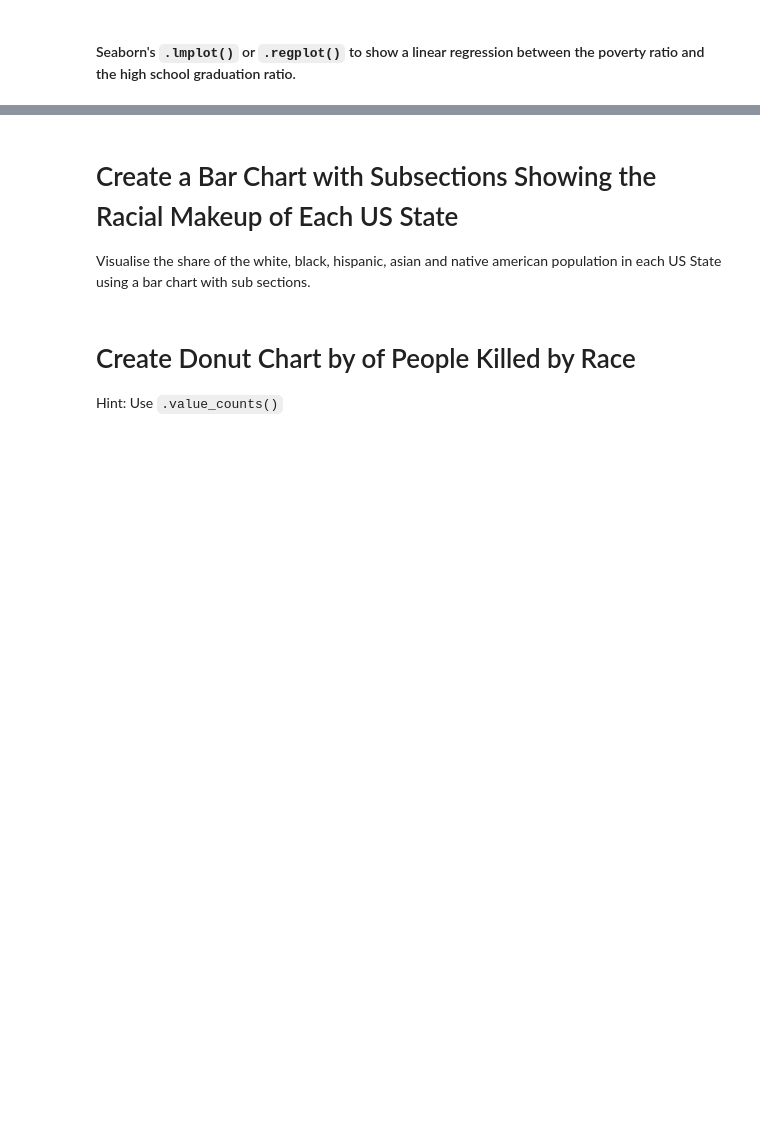
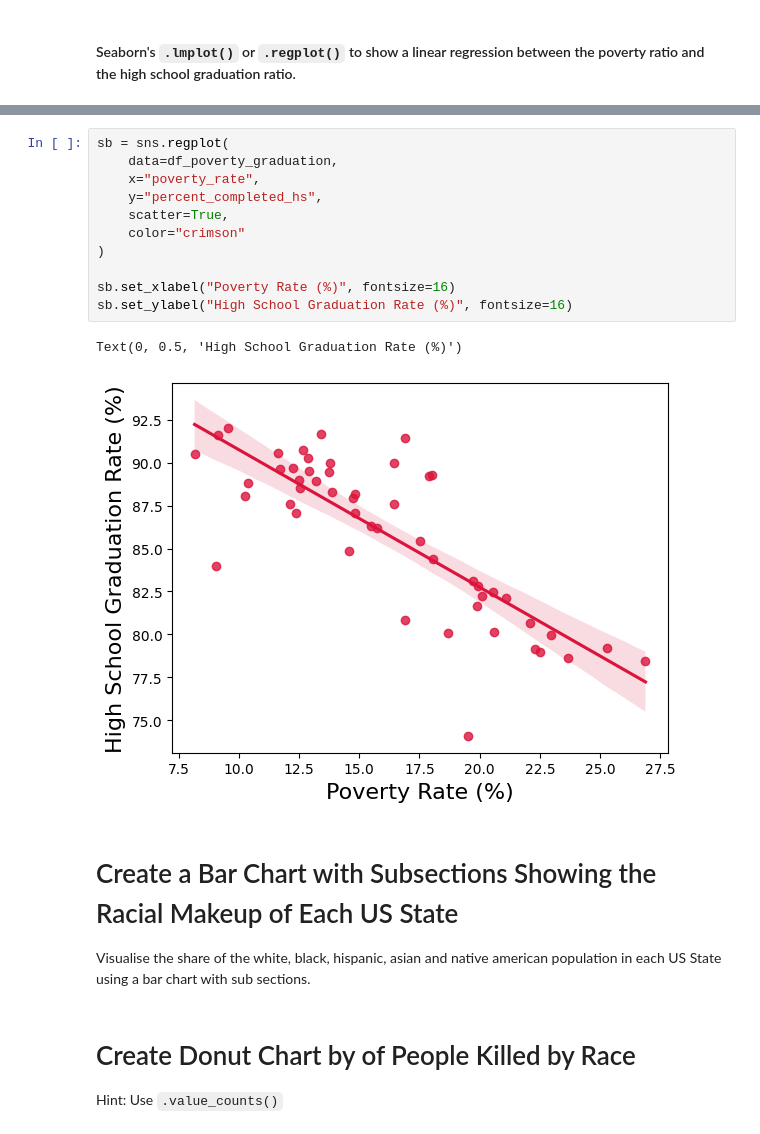
Before and after one commit to chgwyellow/Death-involving-Police-in-the-USA, a Jupyter notebook: Fatal_Force.ipynb, the cells around one changed output, grey strips where cells are left out. Saved outputs shown, nothing was run; the diff lists cells and outputs as text; blank space fills up the shorter version.

```diff
--- a/Fatal_Force.ipynb
+++ b/Fatal_Force.ipynb
@@ -194,3 +270,17 @@ fig.show()
+# %%
+sb = sns.regplot(
+    data=df_poverty_graduation,
+    x="poverty_rate",
+    y="percent_completed_hs",
+    scatter=True,
+    color="crimson"
+)
+
+sb.set_xlabel("Poverty Rate (%)", fontsize=16)
+sb.set_ylabel("High School Graduation Rate (%)", fontsize=16)
+# %% [output]
+Text(0, 0.5, 'High School Graduation Rate (%)')
+[figure, added]
 # %% [markdown]
 # Create a Bar Chart with Subsections Showing the Racial Makeup of Each US State
 
```
Also changed, not shown: parts of 4 cells of this notebook.
